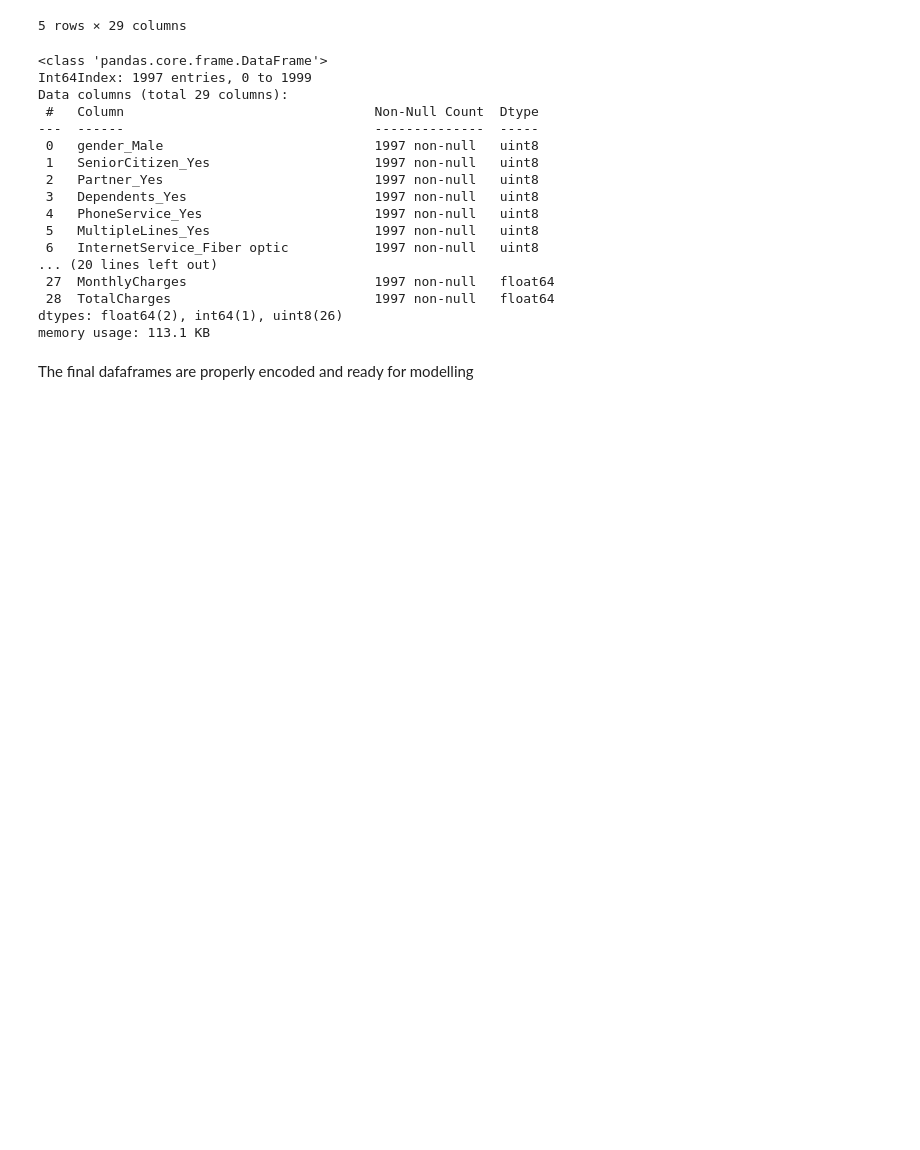
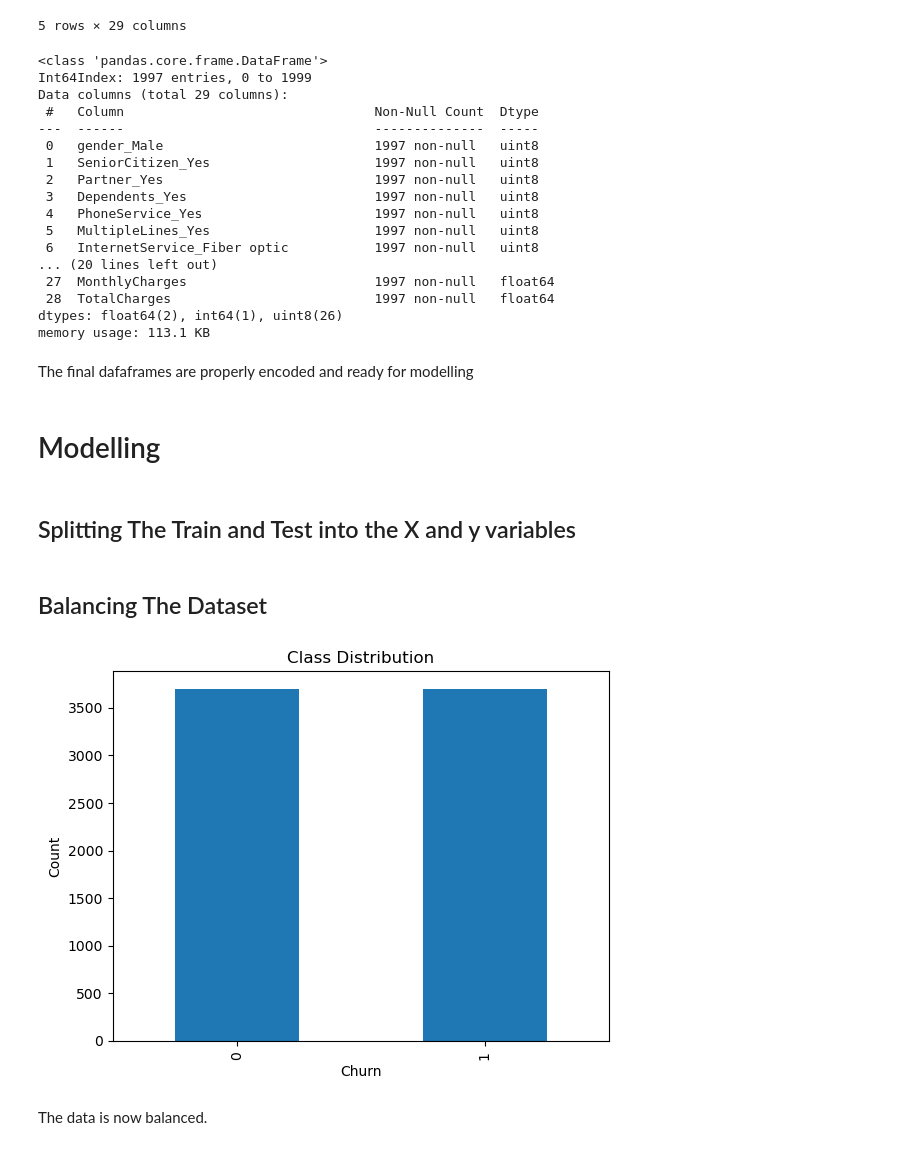
Before and after one commit to rasmodev/Customer-Churn-Prediction-Machine-Learning-Classification-Project, a Jupyter notebook: Classification_Telco_customer_churn.ipynb, the cells around one changed output. Saved outputs shown, nothing was run; the diff lists cells and outputs as text; code cells hidden in the pictures; blank space fills up the shorter version.

```diff
--- a/Classification_Telco_customer_churn.ipynb
+++ b/Classification_Telco_customer_churn.ipynb
@@ -1383,3 +1358,39 @@ dtypes: float64(2), int64(1), uint8(26)
 memory usage: 113.1 KB
 # %% [markdown]
 The final dafaframes are properly encoded and ready for modelling
+# %% [markdown]
+# Modelling
+# %% [markdown]
+## Splitting The Train and Test into the X and y variables
+# %%
+# Split the train DataFrame into features (X_train) and target variable (y_train)
+X_train = train_df_final.drop('Churn', axis=1)
+y_train = train_df_final['Churn']
+
+# Use X_train to select the corresponding columns in the test dataset
+X_test = test_df_final[X_train.columns]
+
+# y_test will be an empty Series since the 'Churn' column is missing in the test dataset
+y_test = pd.Series()
+# %% [markdown]
+## Balancing The Dataset
+# %%
+# Create an instance of the SMOTE algorithm
+smote = SMOTE(random_state=42)
+
+# Apply SMOTE to balance the data
+X_train_balanced, y_train_balanced = smote.fit_resample(X_train, y_train)
+# %%
+# Count the occurrences of each class in the balanced dataset
+class_counts = y_train_balanced.value_counts()
+
+# Plot the class distribution
+class_counts.plot(kind='bar')
+plt.xlabel('Churn')
+plt.ylabel('Count')
+plt.title('Class Distribution')
+plt.show()
+# %% [output]
+[figure, added]
+# %% [markdown]
+The data is now balanced.
```
Also changed, not shown: parts of 6 cells of this notebook.
